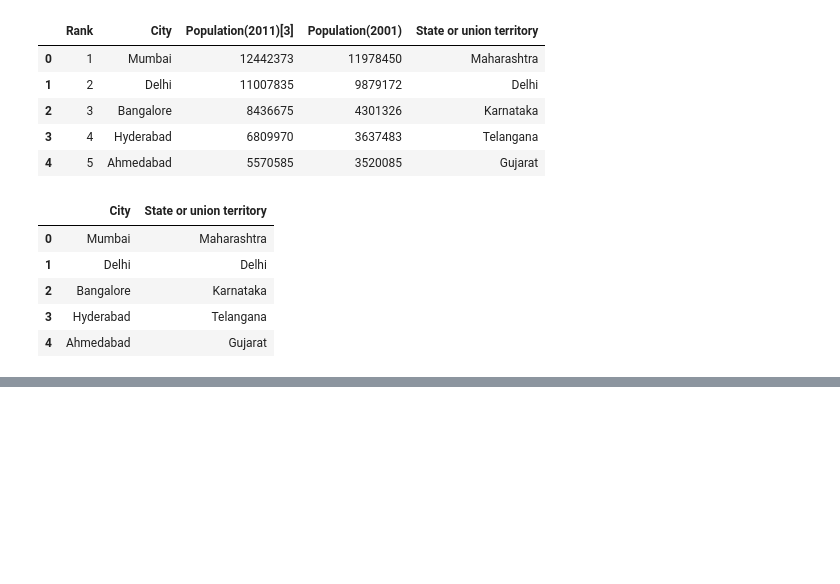
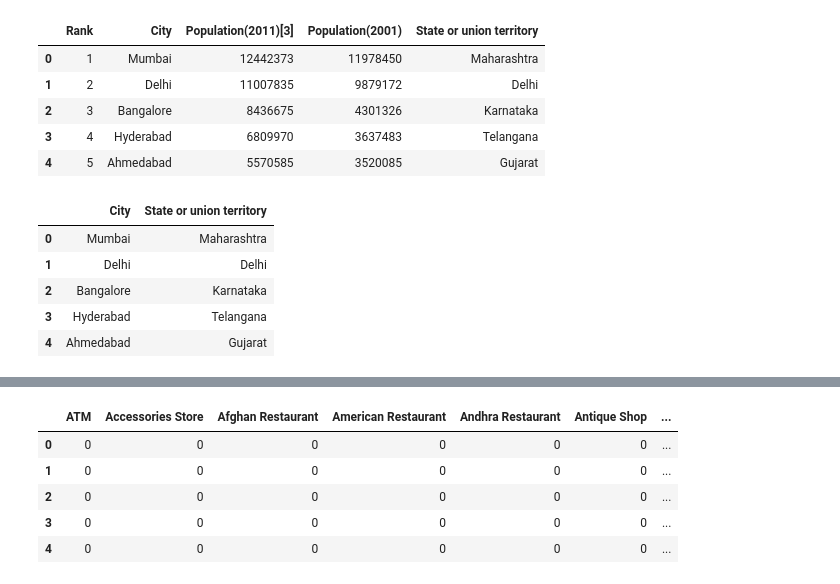
Before and after one commit to anEEl805/Clustering-cities-in-India, a Jupyter notebook: Clustering Cities in India.ipynb, the cells around one changed output, grey strips where cells are left out. Cells and saved outputs as stored; diff of their text form; code cells hidden in the pictures; blank space fills up the shorter version.

```diff
--- a/Clustering Cities in India.ipynb
+++ b/Clustering Cities in India.ipynb
@@ -101,0 +242,11 @@ AttributeError: 'NoneType' object has no attribute 'latitude'
+# %%
+city_data = pd.get_dummies(city_venues[['Venue Category']],prefix="",prefix_sep="")
+city_data['City'] = city_venues['City']
+city_data.head()
+# %% [output]
+|  | ATM | Accessories Store | Afghan Restaurant | American Restaurant | Andhra Restaurant | Antique Shop | ... |
+| 0 | 0 | 0 | 0 | 0 | 0 | 0 | ... |
+| 1 | 0 | 0 | 0 | 0 | 0 | 0 | ... |
+| 2 | 0 | 0 | 0 | 0 | 0 | 0 | ... |
+| 3 | 0 | 0 | 0 | 0 | 0 | 0 | ... |
+| 4 | 0 | 0 | 0 | 0 | 0 | 0 | ... |
```
Also changed, not shown: parts of 23 cells of this notebook.
